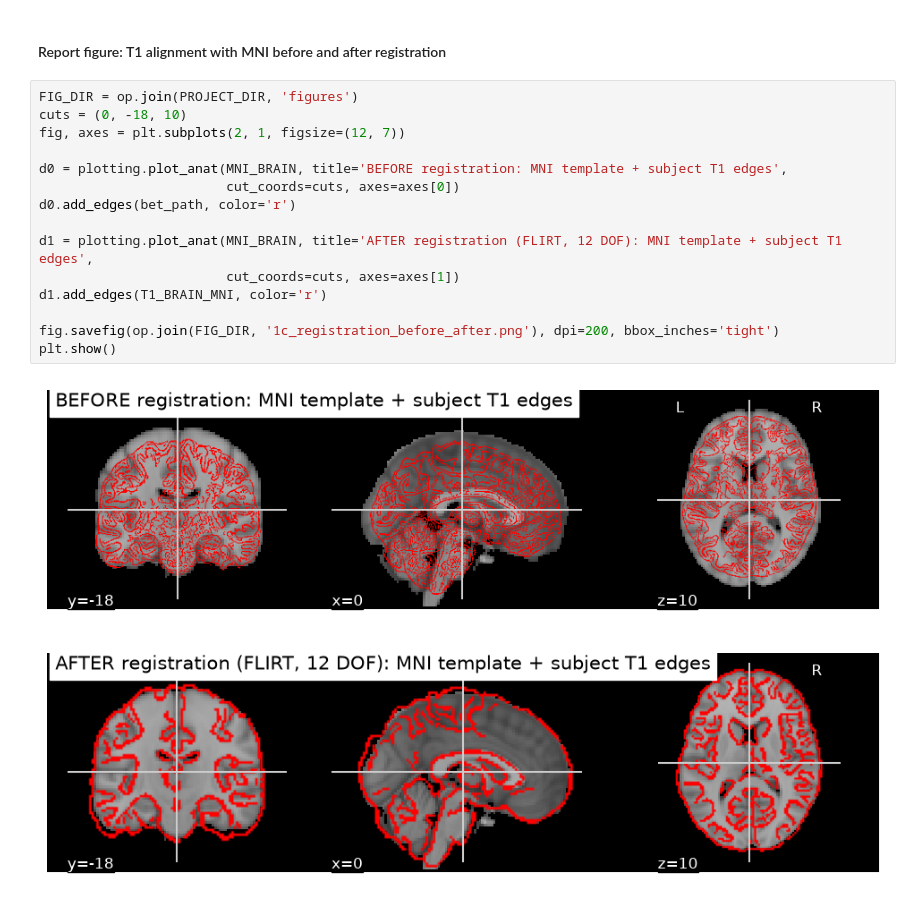
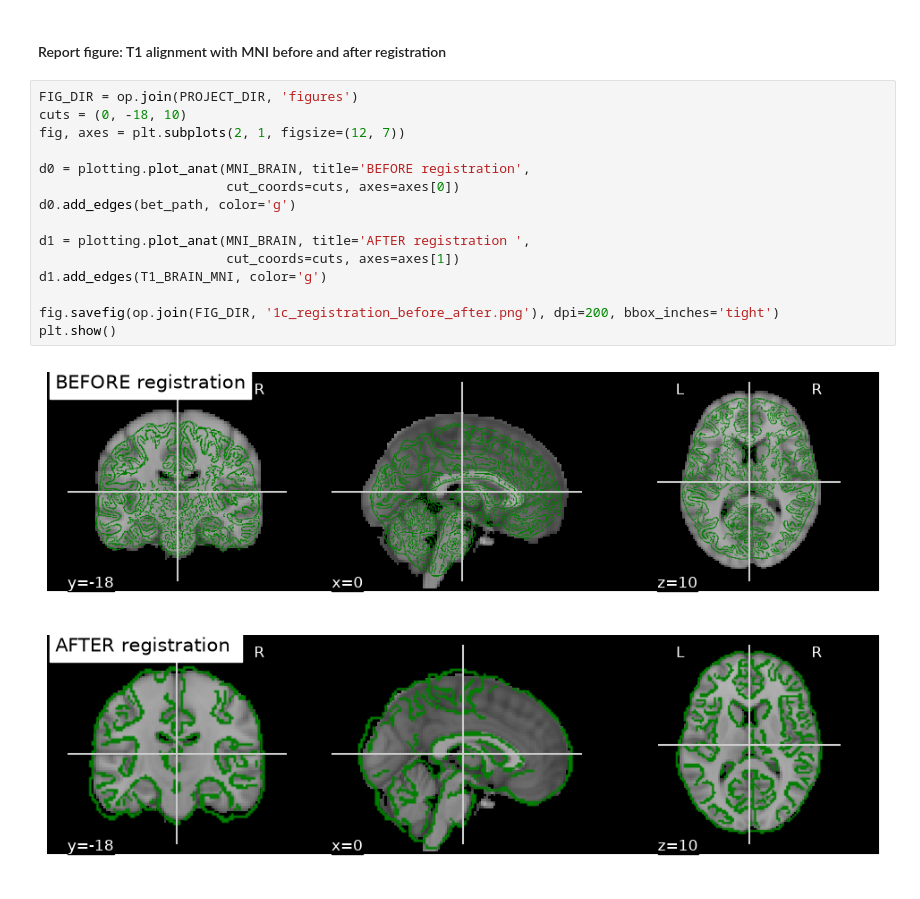
Before and after one commit to hzwygart/NSSP, a Jupyter notebook: 01_structural_preprocessing_mariem.ipynb, the cells around one changed output. Saved outputs shown, nothing was run; the diff lists cells and outputs as text.

```diff
--- a/01_structural_preprocessing_mariem.ipynb
+++ b/01_structural_preprocessing_mariem.ipynb
@@ -227,17 +227,17 @@ fsleyesDisplay.load(T1_BRAIN_MNI)
 # %%
 FIG_DIR = op.join(PROJECT_DIR, 'figures')
 cuts = (0, -18, 10)
 fig, axes = plt.subplots(2, 1, figsize=(12, 7))
 
-d0 = plotting.plot_anat(MNI_BRAIN, title='BEFORE registration: MNI template + subject T1 edges',
+d0 = plotting.plot_anat(MNI_BRAIN, title='BEFORE registration',
                         cut_coords=cuts, axes=axes[0])
-d0.add_edges(bet_path, color='r')
+d0.add_edges(bet_path, color='g')
 
-d1 = plotting.plot_anat(MNI_BRAIN, title='AFTER registration (FLIRT, 12 DOF): MNI template + subject T1 edges',
+d1 = plotting.plot_anat(MNI_BRAIN, title='AFTER registration ',
                         cut_coords=cuts, axes=axes[1])
-d1.add_edges(T1_BRAIN_MNI, color='r')
+d1.add_edges(T1_BRAIN_MNI, color='g')
 
 fig.savefig(op.join(FIG_DIR, '1c_registration_before_after.png'), dpi=200, bbox_inches='tight')
 plt.show()
 # %% [output]
-[figure, old version]
+[figure, new version]
```
